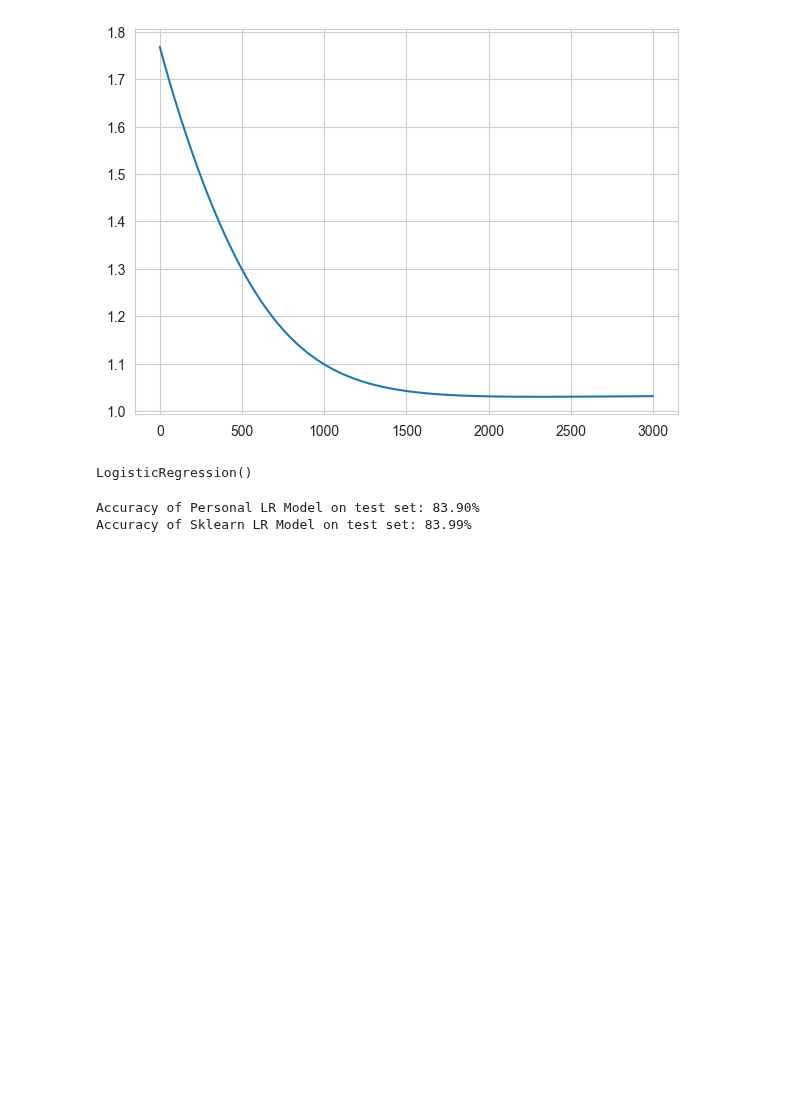
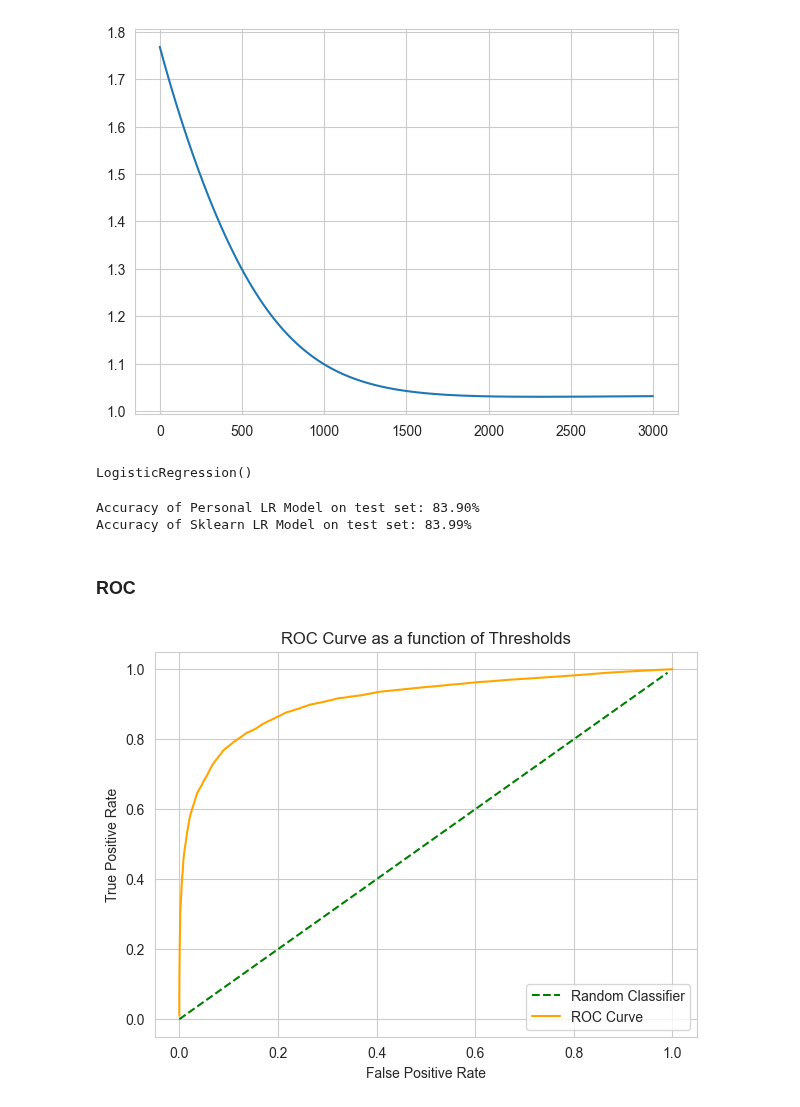
Before and after one commit to theVikingMan/learning_algorithms, a Jupyter notebook: models/logistic_regression.ipynb, the cells around one changed output. Cells and saved outputs as stored; diff of their text form; code cells hidden in the pictures; blank space fills up the shorter version.

Commit message:
Skeleton for resampling methods. ROC curve in logistic regression

```diff
--- a/models/logistic_regression.ipynb
+++ b/models/logistic_regression.ipynb
@@ -227,3 +228,35 @@ print(f"Accuracy of Sklearn LR Model on test set: {(lr_model.score(X_test, y_tes
 # %% [output]
 Accuracy of Personal LR Model on test set: 83.90%
 Accuracy of Sklearn LR Model on test set: 83.99%
+# %% [markdown]
+### ROC
+# %%
+step_size = 1 / 100
+false_pos_rate_arr, recall_arr = [], []
+
+
+for thres in np.arange(0, 1, (step_size)):
+    y_predict = predict_y(final_w, X_test, final_b, thres)
+    TN = np.sum(np.logical_and(y_predict == 0, y_test == 0))
+    TP = np.sum(np.logical_and(y_predict == 1, y_test == 1))
+    FP = np.sum(np.logical_and(y_predict == 1, y_test == 0))
+    FN = np.sum(np.logical_and(y_predict == 0, y_test == 1))
+
+    false_pos_rate = FP / (FP + TN)
+    recall = TP / (TP + FN)
+
+    false_pos_rate_arr.append(false_pos_rate)
+    recall_arr.append(recall)
+
+plt.title("ROC Curve as a function of Thresholds")
+plt.xlabel("False Positive Rate")
+plt.ylabel("True Positive Rate")
+
+plt.plot(np.arange(0, 1, (step_size)), np.arange(0, 1, (step_size)), "g--")
+plt.plot(false_pos_rate_arr, recall_arr, 'orange')
+
+plt.legend(["Random Classifier", "ROC Curve"])
+
+plt.show()
+# %% [output]
+[figure, added]
```
Also changed, not shown: parts of 1 cell of this notebook, 2 other files.
